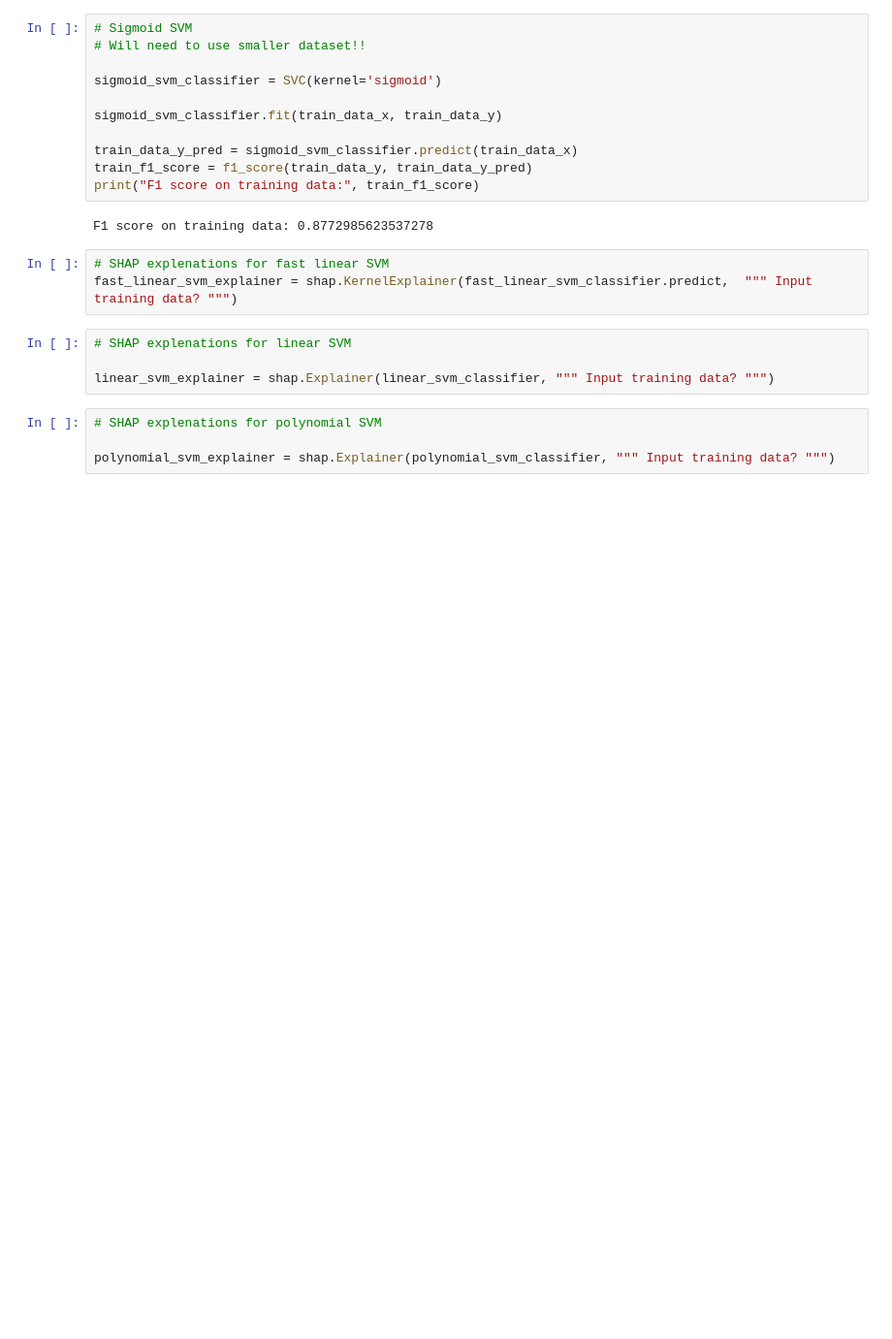
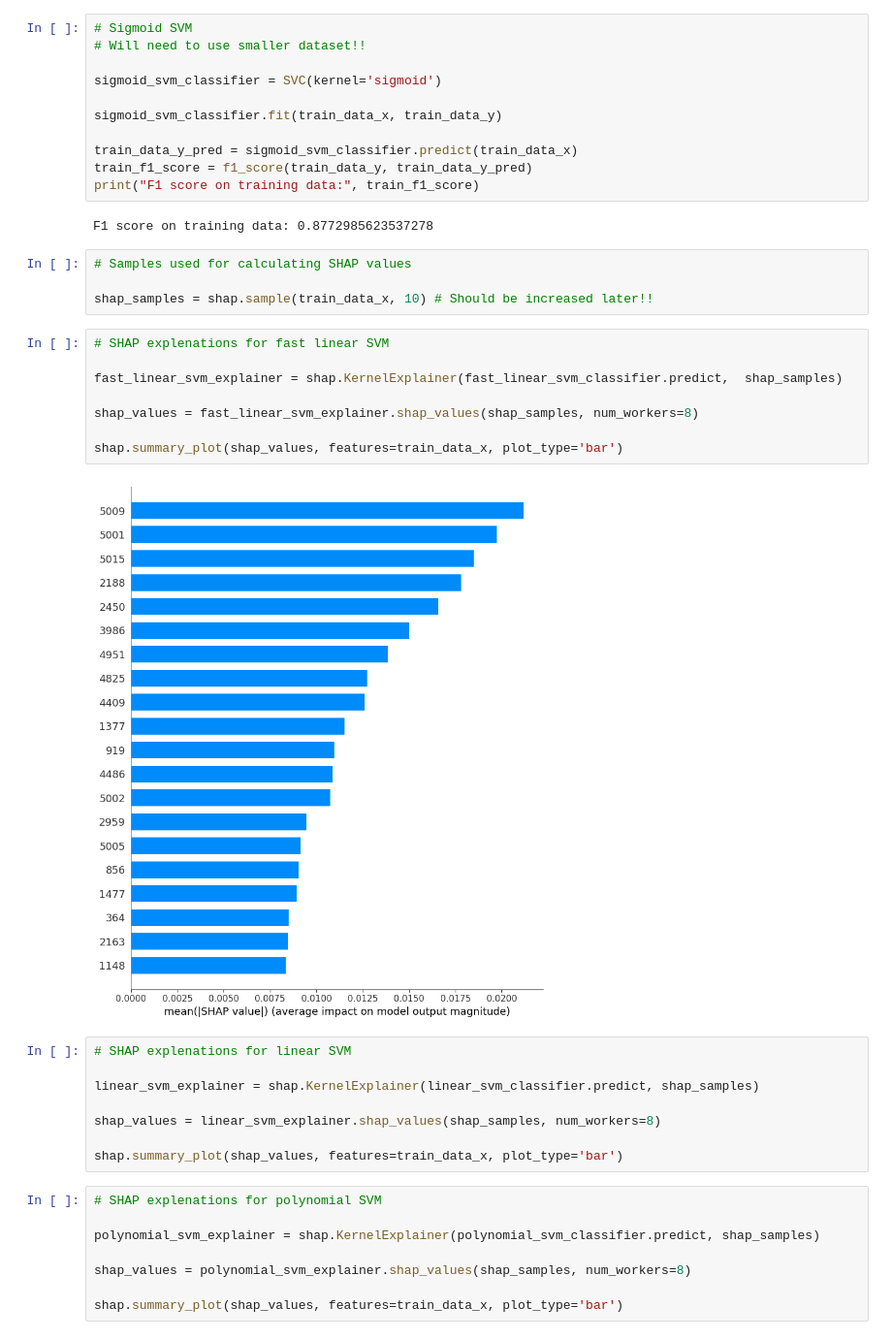
Before and after one commit to javanster/LLM-Human-Classifier, a Jupyter notebook: svm_models.ipynb, the cells around one changed output. Shown at 97% size. Drawn from its saved outputs; the diff is of its cells as text; blank space fills up the shorter version.

Commit message:
Begin work on shap value calculations for svm models

```diff
--- a/svm_models.ipynb
+++ b/svm_models.ipynb
@@ -89,17 +88,36 @@ train_f1_score = f1_score(train_data_y, train_data_y_pred)
 print("F1 score on training data:", train_f1_score)
 # %% [output]
 F1 score on training data: 0.8772985623537278
+# %%
+# Samples used for calculating SHAP values
+
+shap_samples = shap.sample(train_data_x, 10) # Should be increased later!!
 # %%
 # SHAP explenations for fast linear SVM
-fast_linear_svm_explainer = shap.KernelExplainer(fast_linear_svm_classifier.predict,  """ Input training data? """)
+
+fast_linear_svm_explainer = shap.KernelExplainer(fast_linear_svm_classifier.predict,  shap_samples)
+
+shap_values = fast_linear_svm_explainer.shap_values(shap_samples, num_workers=8)
+
+shap.summary_plot(shap_values, features=train_data_x, plot_type='bar')
+# %% [output]
+[figure, added]
 # %%
 # SHAP explenations for linear SVM
 
-linear_svm_explainer = shap.Explainer(linear_svm_classifier, """ Input training data? """)
+linear_svm_explainer = shap.KernelExplainer(linear_svm_classifier.predict, shap_samples)
+
+shap_values = linear_svm_explainer.shap_values(shap_samples, num_workers=8)
+
+shap.summary_plot(shap_values, features=train_data_x, plot_type='bar')
 # %%
 # SHAP explenations for polynomial SVM
 
-polynomial_svm_explainer = shap.Explainer(polynomial_svm_classifier, """ Input training data? """)
+polynomial_svm_explainer = shap.KernelExplainer(polynomial_svm_classifier.predict, shap_samples)
+
+shap_values = polynomial_svm_explainer.shap_values(shap_samples, num_workers=8)
+
+shap.summary_plot(shap_values, features=train_data_x, plot_type='bar')
 # %%
 # SHAP explenations for rbf SVM
 
```
Also changed, not shown: parts of 7 cells of this notebook.
